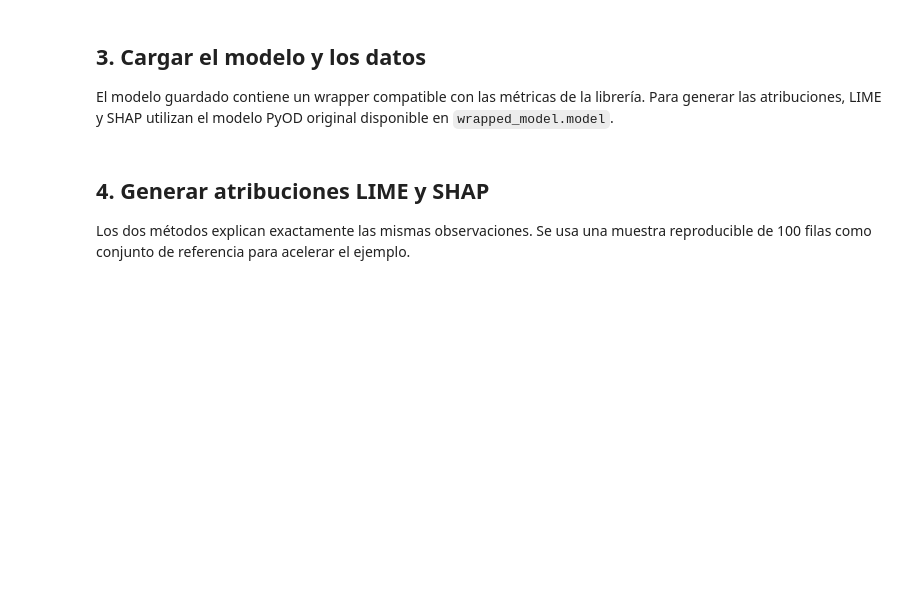
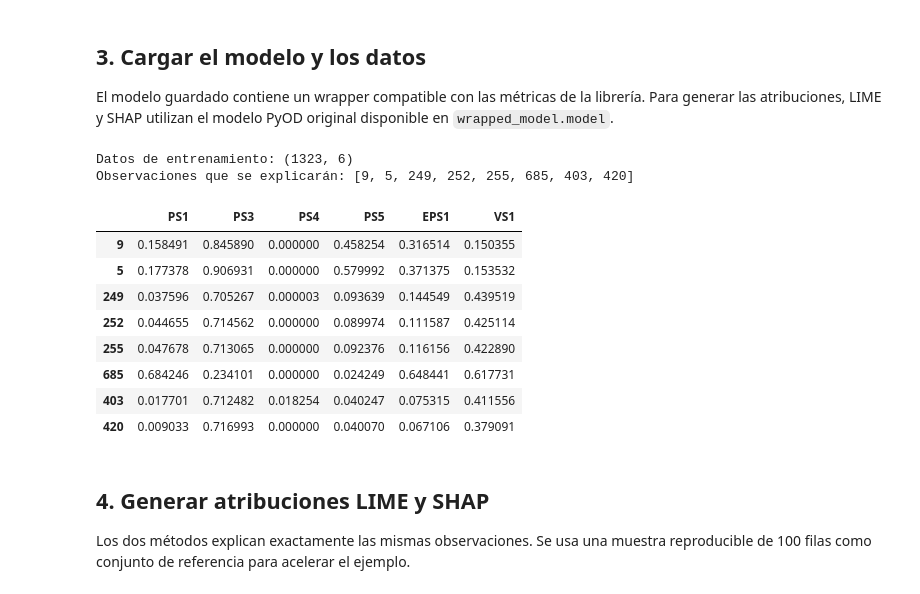
Before and after one commit to mayumar/XAI_metrics, a Jupyter notebook: examples/uso_basico.ipynb, the cells around one changed output. Saved outputs shown, nothing was run; the diff lists cells and outputs as text; code cells hidden in the pictures; blank space fills up the shorter version.

```diff
--- a/examples/uso_basico.ipynb
+++ b/examples/uso_basico.ipynb
@@ -79,18 +151,30 @@ El modelo guardado contiene un wrapper compatible con las métricas de la librer
 # %%
 X_train = pd.read_csv(ROOT / "prueba/data/hydraulic/X_train_norm.csv", index_col=0)
 X_test = pd.read_csv(ROOT / "prueba/data/hydraulic/X_test_train_norm.csv", index_col=0)
 y_test = pd.read_csv(ROOT / "prueba/data/hydraulic/y_test_train.csv", index_col=0).iloc[:, 0]
 
-model_path = ROOT / "prueba/results/models/hydraulic/IForest/hydraulic_IForest_seed_0.pkl"
+model_path = ROOT / "prueba/results/models/hydraulic/AutoEncoder/hydraulic_AutoEncoder_seed_0.pkl"
 with model_path.open("rb") as model_file:
     wrapped_model = cloudpickle.load(model_file)
 
 observations = [9, 5, 249, 252, 255, 685, 403, 420]
 X_observations = X_test.loc[observations]
 
 print(f"Datos de entrenamiento: {X_train.shape}")
 print(f"Observaciones que se explicarán: {observations}")
 X_observations
+# %% [output]
+Datos de entrenamiento: (1323, 6)
+Observaciones que se explicarán: [9, 5, 249, 252, 255, 685, 403, 420]
+|  | PS1 | PS3 | PS4 | PS5 | EPS1 | VS1 |
+| 9 | 0.158491 | 0.845890 | 0.000000 | 0.458254 | 0.316514 | 0.150355 |
+| 5 | 0.177378 | 0.906931 | 0.000000 | 0.579992 | 0.371375 | 0.153532 |
+| 249 | 0.037596 | 0.705267 | 0.000003 | 0.093639 | 0.144549 | 0.439519 |
+| 252 | 0.044655 | 0.714562 | 0.000000 | 0.089974 | 0.111587 | 0.425114 |
+| 255 | 0.047678 | 0.713065 | 0.000000 | 0.092376 | 0.116156 | 0.422890 |
+| 685 | 0.684246 | 0.234101 | 0.000000 | 0.024249 | 0.648441 | 0.617731 |
+| 403 | 0.017701 | 0.712482 | 0.018254 | 0.040247 | 0.075315 | 0.411556 |
+| 420 | 0.009033 | 0.716993 | 0.000000 | 0.040070 | 0.067106 | 0.379091 |
 # %% [markdown]
 ## 4. Generar atribuciones LIME y SHAP
 
```
Also changed, not shown: parts of 8 cells of this notebook, 7 other files.
